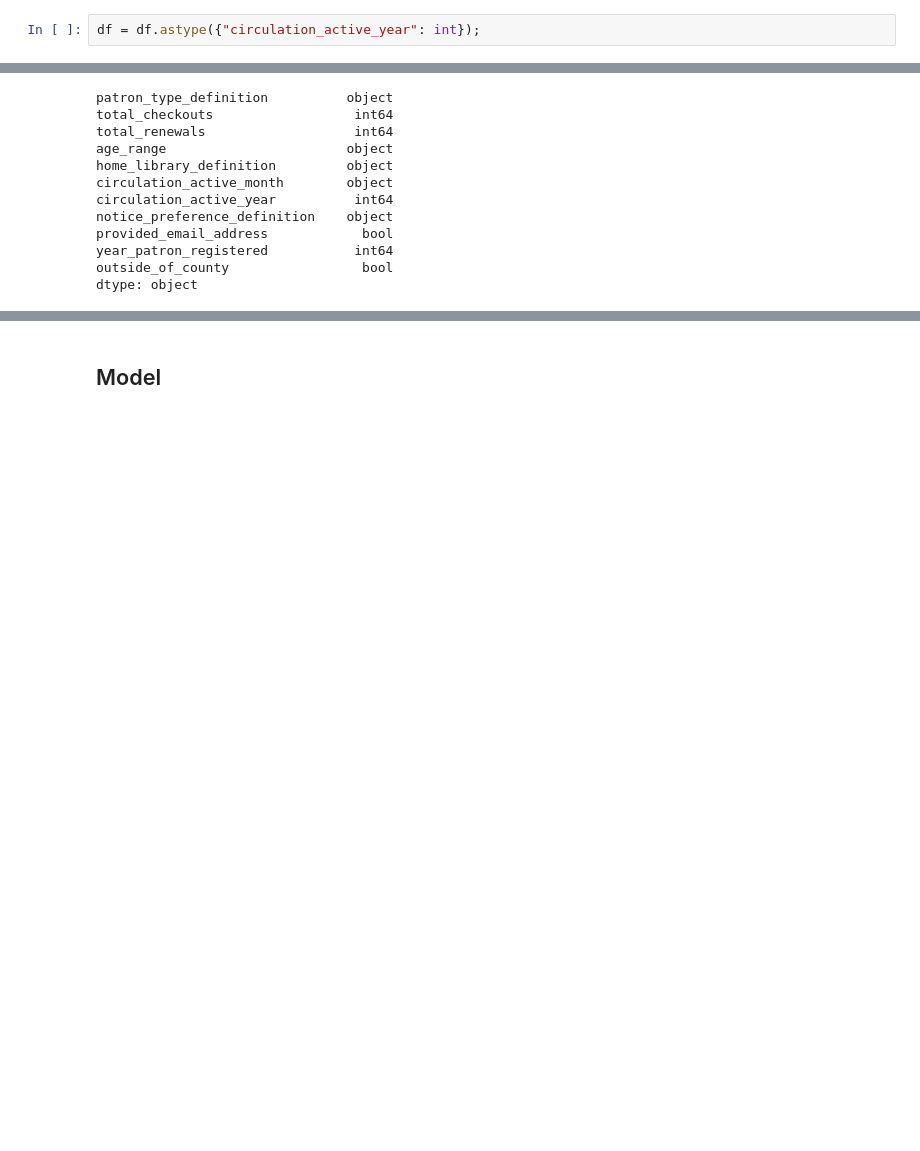
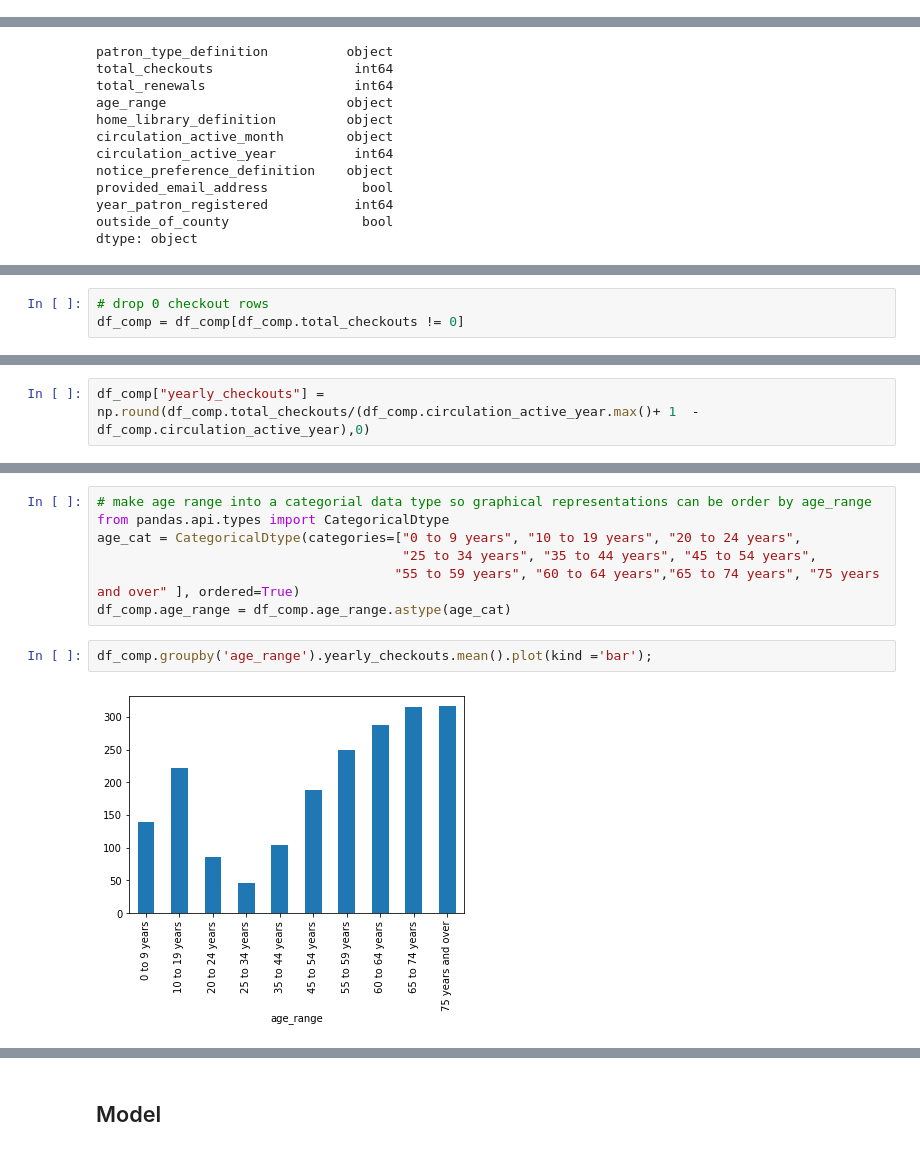
Before and after one commit to arispeaks/SFLibrary, a Jupyter notebook: SF_Library_Project.ipynb, the cells around one changed output, grey strips where cells are left out. Saved outputs shown, nothing was run; the diff lists cells and outputs as text; blank space fills up the shorter version.

```diff
--- a/SF_Library_Project.ipynb
+++ b/SF_Library_Project.ipynb
@@ -131,5 +137,3 @@ df.head()
 # and this column has a significant amount of missing data ( ~30%)
 # so I am going to drop this column as well
 df.drop(['supervisor_district'], axis =1,inplace = True)
-# %%
-df = df.astype({"circulation_active_year": int});
@@ -414,0 +270,3 @@ df.head()
+# %%
+# drop 0 checkout rows
+df_comp = df_comp[df_comp.total_checkouts != 0]
@@ -414,0 +332,2 @@ df.head()
+# %%
+df_comp["yearly_checkouts"] = np.round(df_comp.total_checkouts/(df_comp.circulation_active_year.max()+ 1  - df_comp.circulation_active_year),0)
@@ -414,0 +358,11 @@ df.head()
+# %%
+# make age range into a categorial data type so graphical representations can be order by age_range
+from pandas.api.types import CategoricalDtype
+age_cat = CategoricalDtype(categories=["0 to 9 years", "10 to 19 years", "20 to 24 years",
+                                       "25 to 34 years", "35 to 44 years", "45 to 54 years",
+                                      "55 to 59 years", "60 to 64 years","65 to 74 years", "75 years and over" ], ordered=True)
+df_comp.age_range = df_comp.age_range.astype(age_cat)
+# %%
+df_comp.groupby('age_range').yearly_checkouts.mean().plot(kind ='bar');
+# %% [output]
+[figure, added]
```
Also changed, not shown: parts of 61 cells of this notebook.
